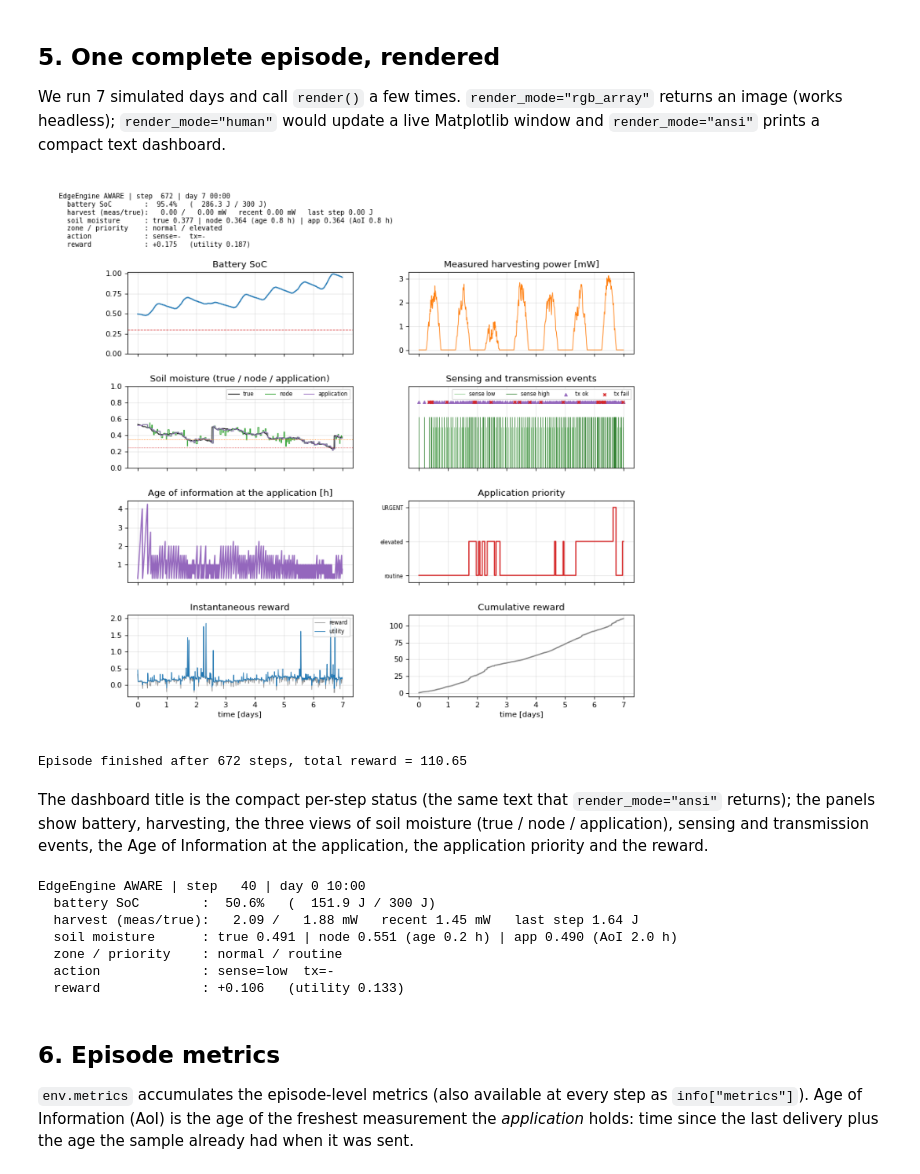
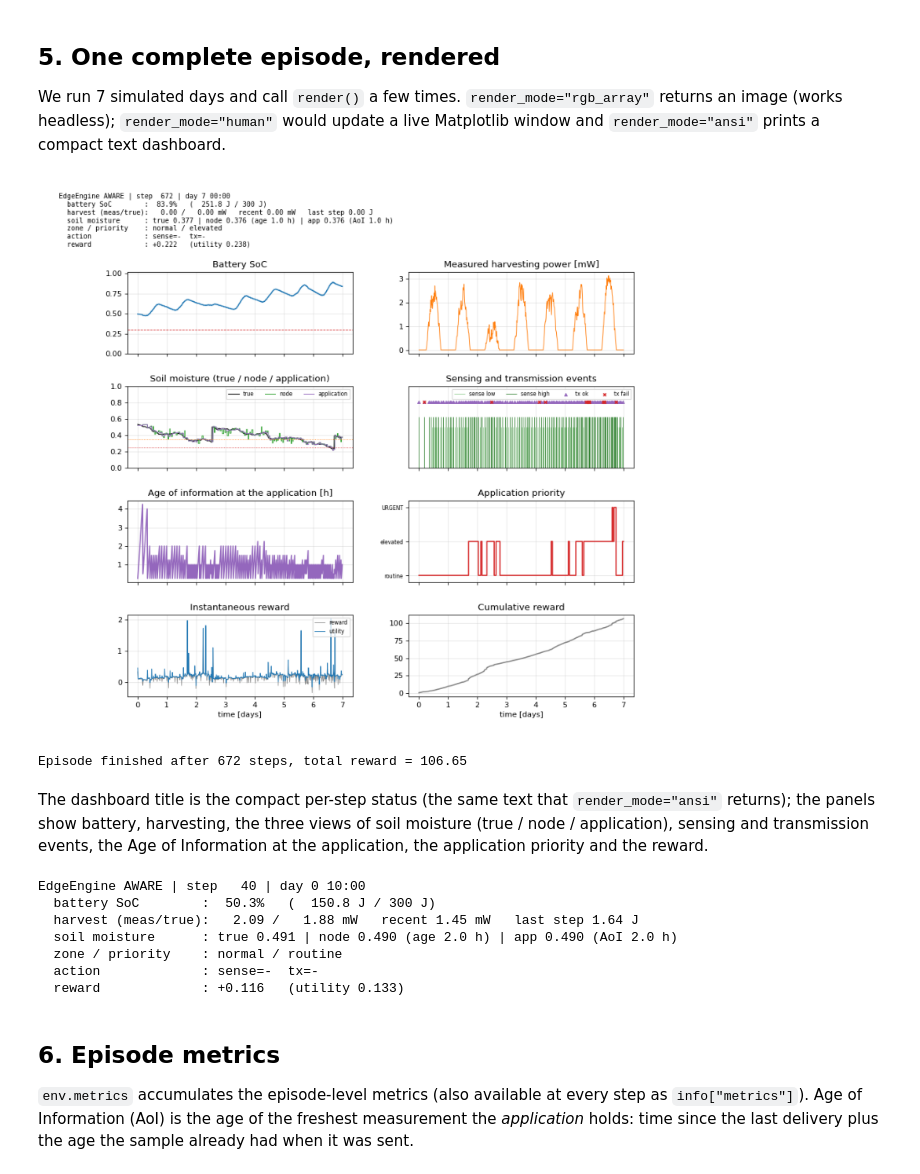
Before and after one commit to measurify/EdgeEngine-AWARE, a Jupyter notebook: examples/baseline_policy.ipynb, the cells around one changed output. Drawn from its saved outputs; the diff is of its cells as text; code cells hidden in the pictures.

```diff
--- a/examples/baseline_policy.ipynb
+++ b/examples/baseline_policy.ipynb
@@ -174,31 +184,33 @@ We run 7 simulated days and call `render()` a few times. `render_mode="rgb_array
 returns an image (works headless); `render_mode="human"` would update a live
 Matplotlib window and `render_mode="ansi"` prints a compact text dashboard.
 # %%
-policy = RuleBasedPolicy()
+from edgeengine_aware.observation import NodeProfile
+profile = NodeProfile.from_config(config)
+policy = RuleBasedPolicy(profile=profile)
 obs, info = env.reset(seed=42)
 policy.reset()
 
 total_reward = 0.0
 rewards, socs = [], []
 frames = []
 done = False
 step = 0
 while not done:
     action = policy.act(obs)
     obs, reward, terminated, truncated, info = env.step(action)
     total_reward += reward
     rewards.append(reward); socs.append(info["battery_soc"])
     done = terminated or truncated
     step += 1
     if step % 96 == 0 or done:          # once per simulated day
         frames.append(env.render())
 
 fig, ax = plt.subplots(figsize=(12, 9))
 ax.imshow(frames[-1]); ax.axis("off"); plt.show()
 print(f"Episode finished after {step} steps, total reward = {total_reward:.2f}")
 # %% [output]
-[figure, old version]
+[figure, new version]
-Episode finished after 672 steps, total reward = 110.65
+Episode finished after 672 steps, total reward = 106.65
 # %% [markdown]
 The dashboard title is the compact per-step status (the same text that
 `render_mode="ansi"` returns); the panels show battery, harvesting, the three
@@ -208,18 +220,18 @@ and the reward.
 # %%
 env_txt = ea.EdgeEngineAwareEnv(config, render_mode="ansi")
 o, _ = env_txt.reset(seed=42)
-p = RuleBasedPolicy()
+p = RuleBasedPolicy(profile=profile)
 for _ in range(40):
     o, *_ = env_txt.step(p.act(o))
 print(env_txt.render())
 # %% [output]
 EdgeEngine AWARE | step   40 | day 0 10:00
-  battery SoC        :  50.6%   (  151.9 J / 300 J)
+  battery SoC        :  50.3%   (  150.8 J / 300 J)
   harvest (meas/true):   2.09 /   1.88 mW   recent 1.45 mW   last step 1.64 J
-  soil moisture      : true 0.491 | node 0.551 (age 0.2 h) | app 0.490 (AoI 2.0 h)
+  soil moisture      : true 0.491 | node 0.490 (age 2.0 h) | app 0.490 (AoI 2.0 h)
   zone / priority    : normal / routine
-  action             : sense=low  tx=-
-  reward             : +0.106   (utility 0.133)
+  action             : sense=-  tx=-
+  reward             : +0.116   (utility 0.133)
 # %% [markdown]
 ## 6. Episode metrics
 
```
Also changed, not shown: parts of 17 cells of this notebook, 28 other files.
